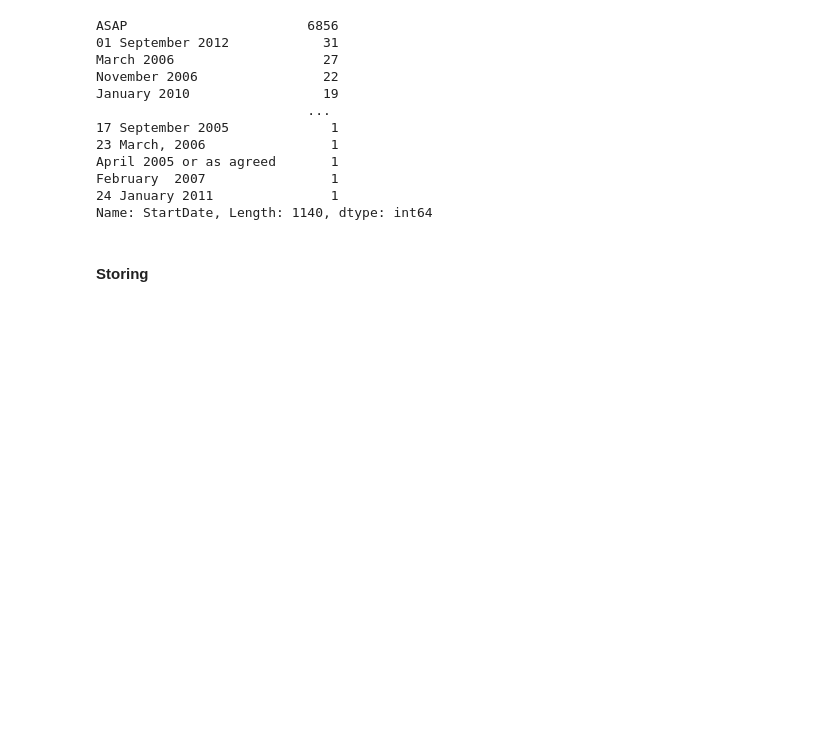
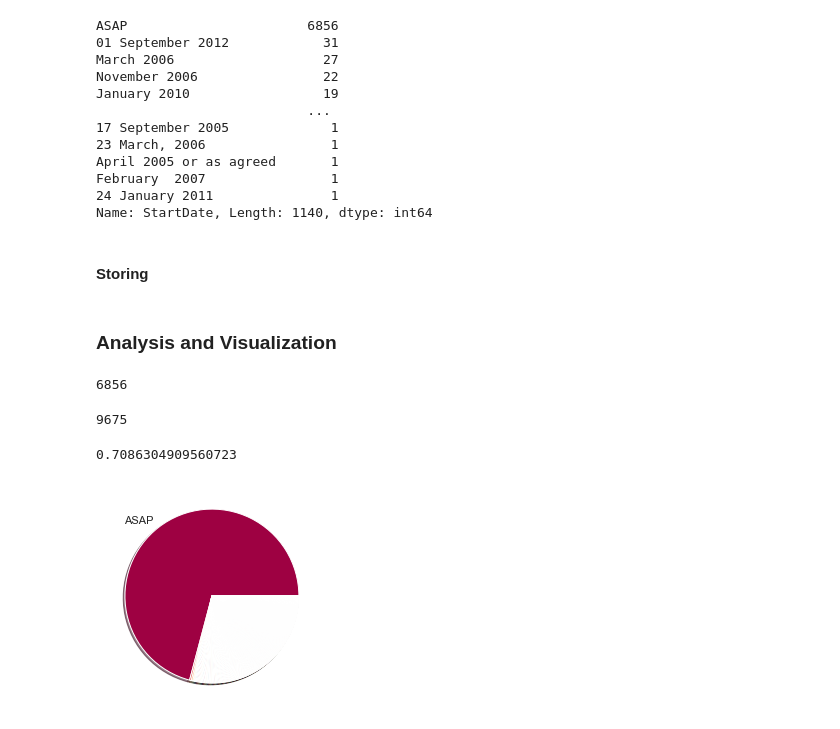
Before and after one commit to ahmed-gharib89/data-wrangling, a Jupyter notebook: data-wrangling-template.ipynb, the cells around one changed output. Cells and saved outputs as stored; diff of their text form; code cells hidden in the pictures; blank space fills up the shorter version.

Commit message:
Create pie chart for ASAP start dates

```diff
--- a/data-wrangling-template.ipynb
+++ b/data-wrangling-template.ipynb
@@ -183,3 +183,21 @@ for word in asap_list:
 #### Storing
 # %%
 df_clean.to_csv('online-job-postings-v2.csv')
+# %% [markdown]
+### Analysis and Visualization
+# %%
+# Number of 'ASAP' start dates
+asap_counts = df_clean.StartDate.value_counts()['ASAP']
+asap_counts
+# %% [output]
+6856
+# %%
+total_counts = df_clean.StartDate.count()
+total_counts
+# %% [output]
+9675
+# %%
+asap_percentage = asap_counts / total_counts
+asap_percentage
+# %% [output]
+0.7086304909560723
@@ -185,0 +209,10 @@ df_clean.to_csv('online-job-postings-v2.csv')
+# %%
+sns.set_style('dark')
+labels = np.full(len(df_clean.StartDate.value_counts()), '', dtype='object')
+labels[0] = 'ASAP'
+start_dates = df_clean.StartDate.value_counts()
+cmap = plt.get_cmap('Spectral')
+colors = [cmap(i) for i in np.linspace(0, 1, 8)]
+plt.pie(start_dates, labels=labels, shadow=True, colors=colors);
+# %% [output]
+[figure, added]
```
Also changed, not shown: parts of 1 cell of this notebook, 1 other file.
